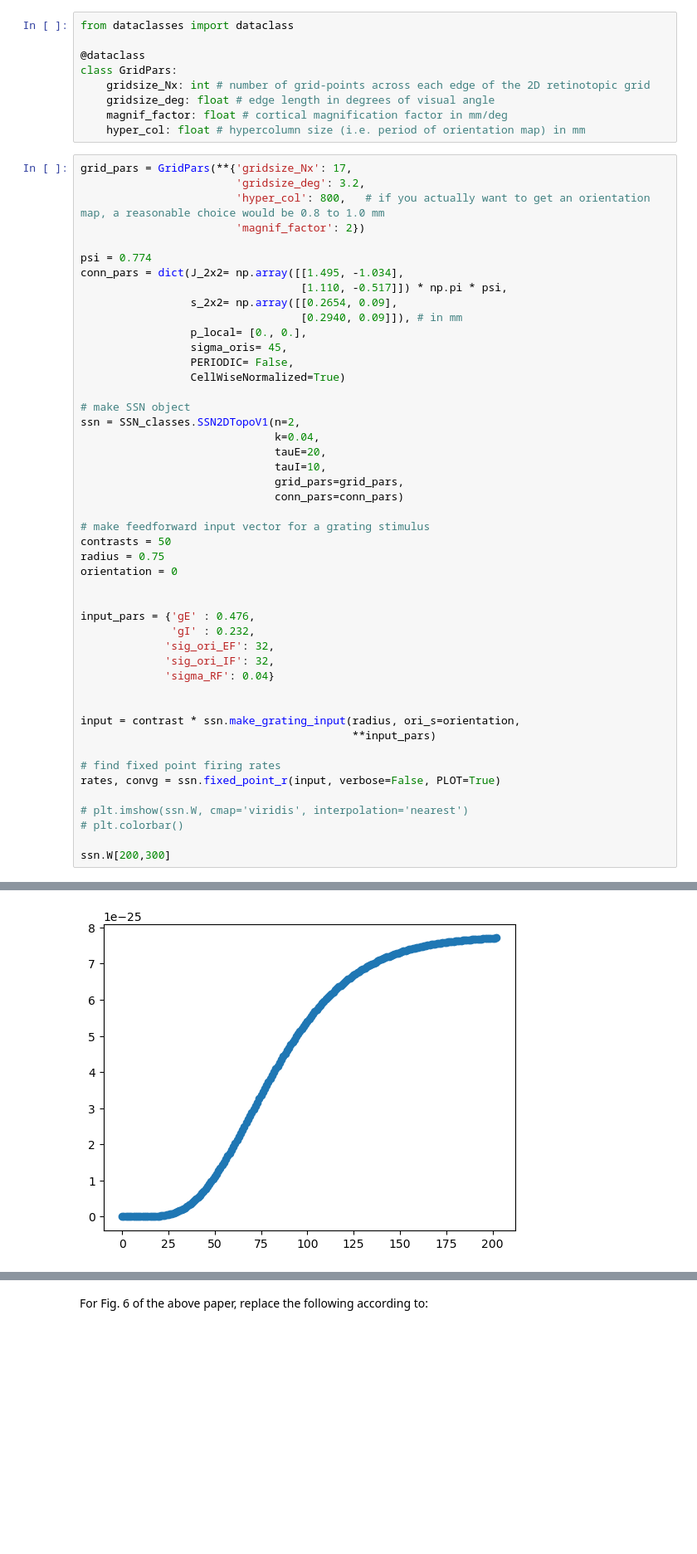
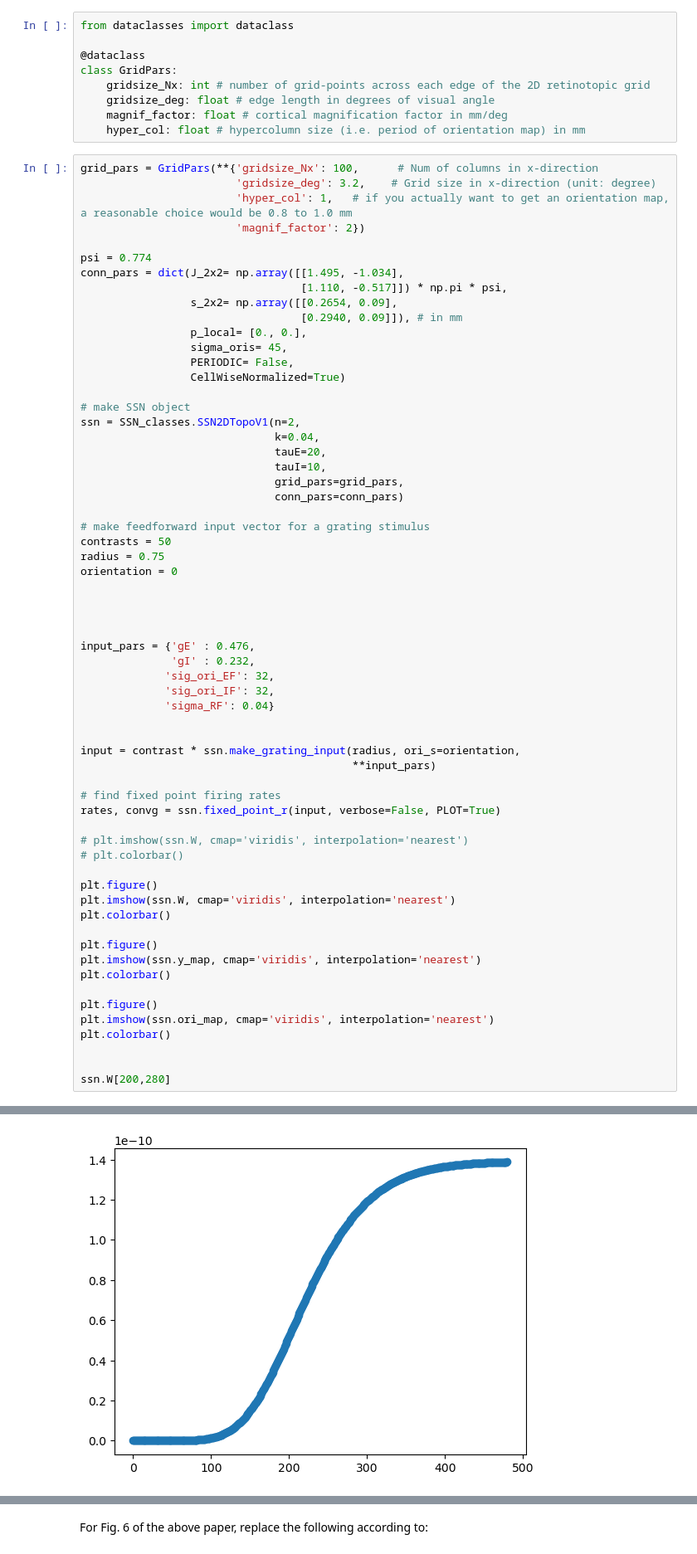
Before and after one commit to derek1909/ssn-simulator, a Jupyter notebook: Simple_Usage.ipynb, the cells around one changed output, grey strips where cells are left out. Shown at 83% size. Cells and saved outputs as stored; diff of their text form; blank space fills up the shorter version.

```diff
--- a/Simple_Usage.ipynb
+++ b/Simple_Usage.ipynb
@@ -158,9 +150,9 @@ class GridPars:
     magnif_factor: float # cortical magnification factor in mm/deg
     hyper_col: float # hypercolumn size (i.e. period of orientation map) in mm
 # %%
-grid_pars = GridPars(**{'gridsize_Nx': 17,
-                        'gridsize_deg': 3.2,
-                        'hyper_col': 800,   # if you actually want to get an orientation map, a reasonable choice would be 0.8 to 1.0 mm
+grid_pars = GridPars(**{'gridsize_Nx': 100,      # Num of columns in x-direction
+                        'gridsize_deg': 3.2,    # Grid size in x-direction (unit: degree)
+                        'hyper_col': 1,   # if you actually want to get an orientation map, a reasonable choice would be 0.8 to 1.0 mm
                         'magnif_factor': 2})
 
 psi = 0.774
@@ -187,6 +179,8 @@ radius = 0.75
 orientation = 0
 
 
+
+
 input_pars = {'gE' : 0.476,
               'gI' : 0.232,
              'sig_ori_EF': 32,
@@ -203,5 +197,18 @@ rates, convg = ssn.fixed_point_r(input, verbose=False, PLOT=True)
 # plt.imshow(ssn.W, cmap='viridis', interpolation='nearest')
 # plt.colorbar()
 
-ssn.W[200,300]
+plt.figure()
+plt.imshow(ssn.W, cmap='viridis', interpolation='nearest')
+plt.colorbar()
+
+plt.figure()
+plt.imshow(ssn.y_map, cmap='viridis', interpolation='nearest')
+plt.colorbar()
+
+plt.figure()
+plt.imshow(ssn.ori_map, cmap='viridis', interpolation='nearest')
+plt.colorbar()
+
+
+ssn.W[200,280]
 # %% [output]
@@ -210 +217 @@ ssn.W[200,300]
-[figure, old version]
+[figure, new version]
```
Also changed, not shown: parts of 6 cells of this notebook.
